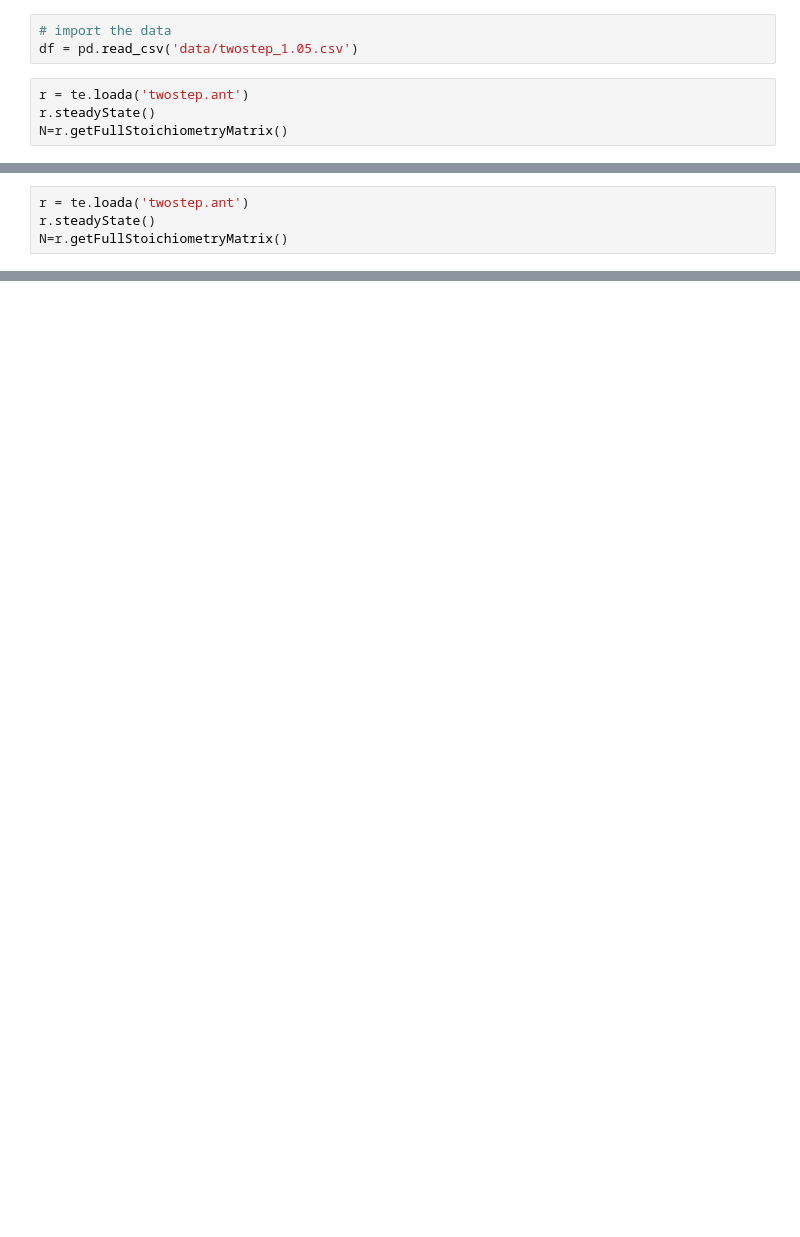
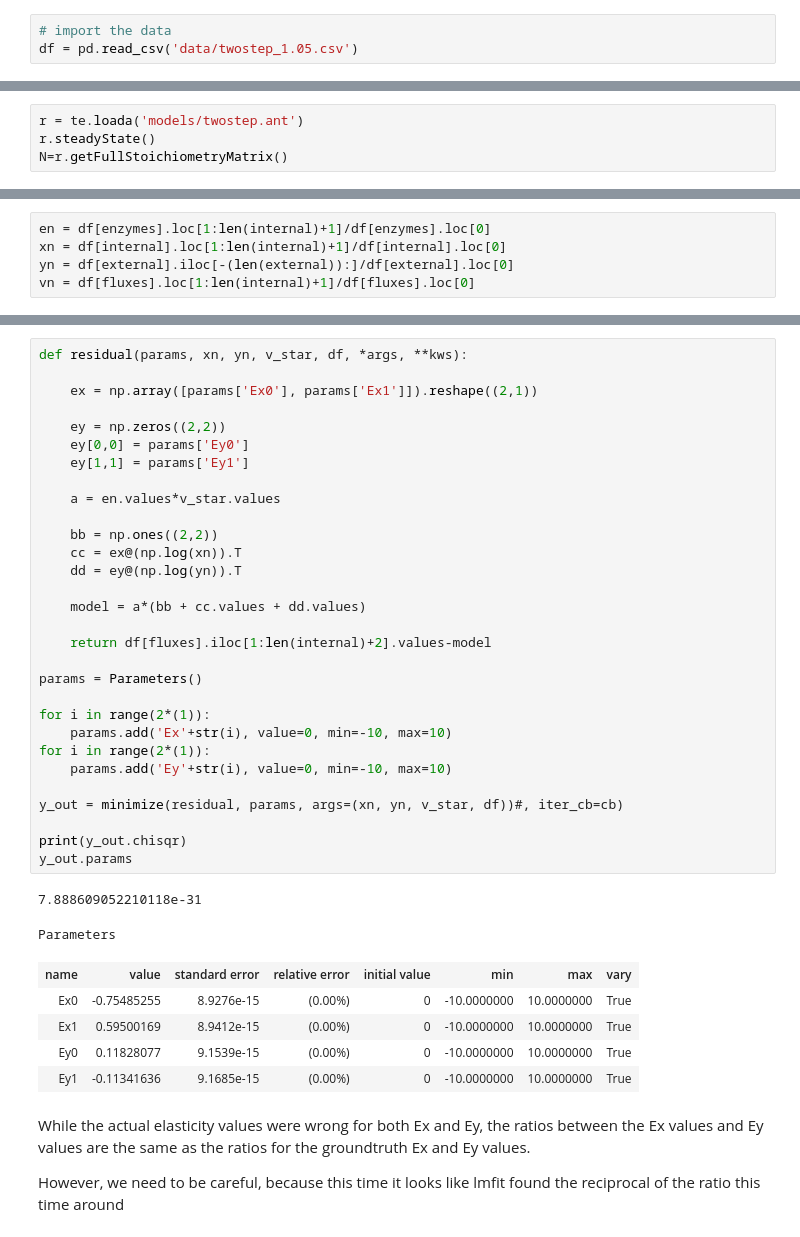
Before and after one commit to janisshin/classical-linlog, a Jupyter notebook: twostep.ipynb, the cells around one changed output, grey strips where cells are left out. Drawn from its saved outputs; the diff is of its cells as text; blank space fills up the shorter version.

Commit message:
analysis of ratios

```diff
--- a/twostep.ipynb
+++ b/twostep.ipynb
@@ -19,7 +18,3 @@ from emll.aesara_utils import LeastSquaresSolve
 # %%
 # import the data
 df = pd.read_csv('data/twostep_1.05.csv')
-# %%
-r = te.loada('twostep.ant')
-r.steadyState()
-N=r.getFullStoichiometryMatrix()
@@ -223,4 +20,0 @@ s_out.chisqr # <-- lmfit found a way to minimize the loss function even more wit
-# %%
-r = te.loada('twostep.ant')
-r.steadyState()
-N=r.getFullStoichiometryMatrix()
@@ -483,0 +21,4 @@ array([[ 1.13955806, -0.13955806],
+# %%
+r = te.loada('models/twostep.ant')
+r.steadyState()
+N=r.getFullStoichiometryMatrix()
@@ -483,0 +55,5 @@ array([[ 1.13955806, -0.13955806],
+# %%
+en = df[enzymes].loc[1:len(internal)+1]/df[enzymes].loc[0]
+xn = df[internal].loc[1:len(internal)+1]/df[internal].loc[0]
+yn = df[external].iloc[-(len(external)):]/df[external].loc[0]
+vn = df[fluxes].loc[1:len(internal)+1]/df[fluxes].loc[0]
@@ -483,0 +195,42 @@ array([[ 1.13955806, -0.13955806],
+# %%
+def residual(params, xn, yn, v_star, df, *args, **kws):
+
+    ex = np.array([params['Ex0'], params['Ex1']]).reshape((2,1))
+
+    ey = np.zeros((2,2))
+    ey[0,0] = params['Ey0']
+    ey[1,1] = params['Ey1']
+
+    a = en.values*v_star.values
+
+    bb = np.ones((2,2))
+    cc = ex@(np.log(xn)).T
+    dd = ey@(np.log(yn)).T
+
+    model = a*(bb + cc.values + dd.values)
+
+    return df[fluxes].iloc[1:len(internal)+2].values-model
+
+params = Parameters()
+
+for i in range(2*(1)):
+    params.add('Ex'+str(i), value=0, min=-10, max=10)
+for i in range(2*(1)):
+    params.add('Ey'+str(i), value=0, min=-10, max=10)
+
+y_out = minimize(residual, params, args=(xn, yn, v_star, df))#, iter_cb=cb)
+
+print(y_out.chisqr)
+y_out.params
+# %% [output]
+7.888609052210118e-31
+Parameters
+| name | value | standard error | relative error | initial value | min | max | vary |
+| Ex0 | -0.75485255 | 8.9276e-15 | (0.00%) | 0 | -10.0000000 | 10.0000000 | True |
+| Ex1 | 0.59500169 | 8.9412e-15 | (0.00%) | 0 | -10.0000000 | 10.0000000 | True |
+| Ey0 | 0.11828077 | 9.1539e-15 | (0.00%) | 0 | -10.0000000 | 10.0000000 | True |
+| Ey1 | -0.11341636 | 9.1685e-15 | (0.00%) | 0 | -10.0000000 | 10.0000000 | True |
+# %% [markdown]
+While the actual elasticity values were wrong for both Ex and Ey, the ratios between the Ex values and Ey values are the same as the ratios for the groundtruth Ex and Ey values.
+
+However, we need to be careful, because this time it looks like lmfit found the reciprocal of the ratio this time around
```
Also changed, not shown: parts of 101 cells of this notebook, 21 other files.
